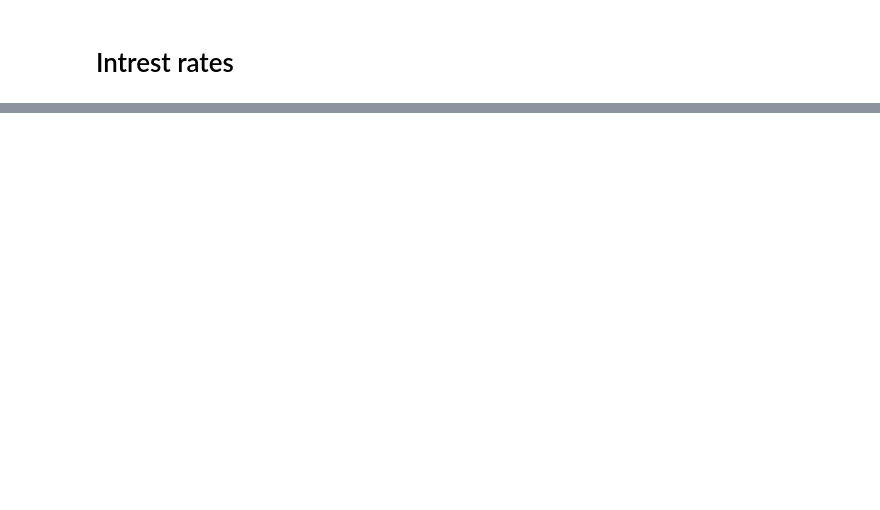
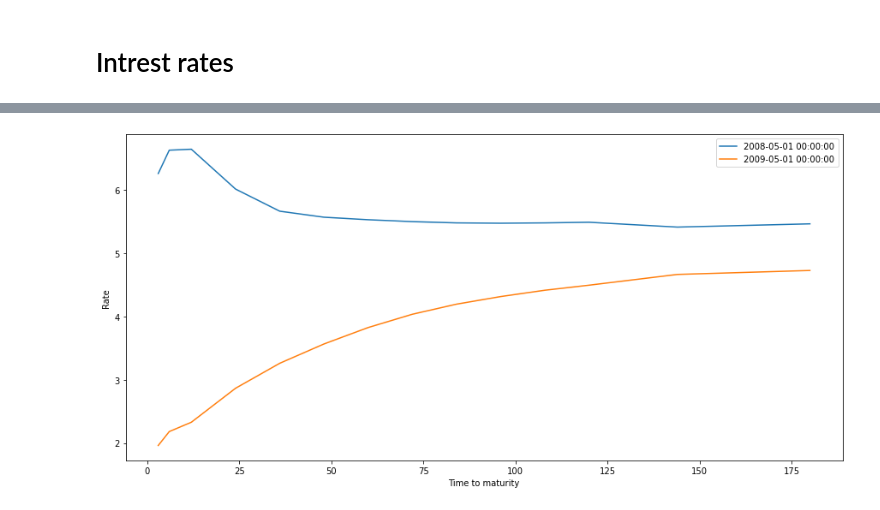
Before and after one commit to ThomasTorkildsen/Matematisk_finans, a Jupyter notebook: prep_seminar2.ipynb, the cells around one changed output, grey strips where cells are left out. Cells and saved outputs as stored; diff of their text form; code cells hidden in the pictures; blank space fills up the shorter version.

```diff
--- a/prep_seminar2.ipynb
+++ b/prep_seminar2.ipynb
@@ -53,2 +66,22 @@ plt.show()
+# %%
+def compare_yieldcurves(t1, t2):
+    t = [3, 6, 1*12, 2*12, 3*12 ,4*12, 5*12, 6*12, 7*12, 8*12, 9*12, 10*12, 12*12, 15*12]
+    df_t1 = df.loc[pd.to_datetime(t1)]
+    df_t2 = df.loc[pd.to_datetime(t2)]
+    plt.rcParams["figure.figsize"] = (15,7)
+    plt.plot(t, df_t1.values, label=t1)
+    plt.plot(t, df_t2.values, label=t2)
+    plt.xlabel('Time to maturity')
+    plt.ylabel('Rate')
+    plt.legend()
+    plt.show()
+# %%
+
+
+t1 = pd.to_datetime('2008-05-01')
+t2 = pd.to_datetime('2009-05-01')
+compare_yieldcurves(t1, t2)
+# %% [output]
+[figure, added]
 # %% [markdown]
 We can see a clear correlation between the rates. From the names of the column names it seems as if the number indicates the length of the obligation and M/Y indicates Month/day. It makes sense that we get a lower rate for a shorter obligations. This makes sense because the future is uncertain.
```
Also changed, not shown: parts of 35 cells of this notebook, 1 other file.
